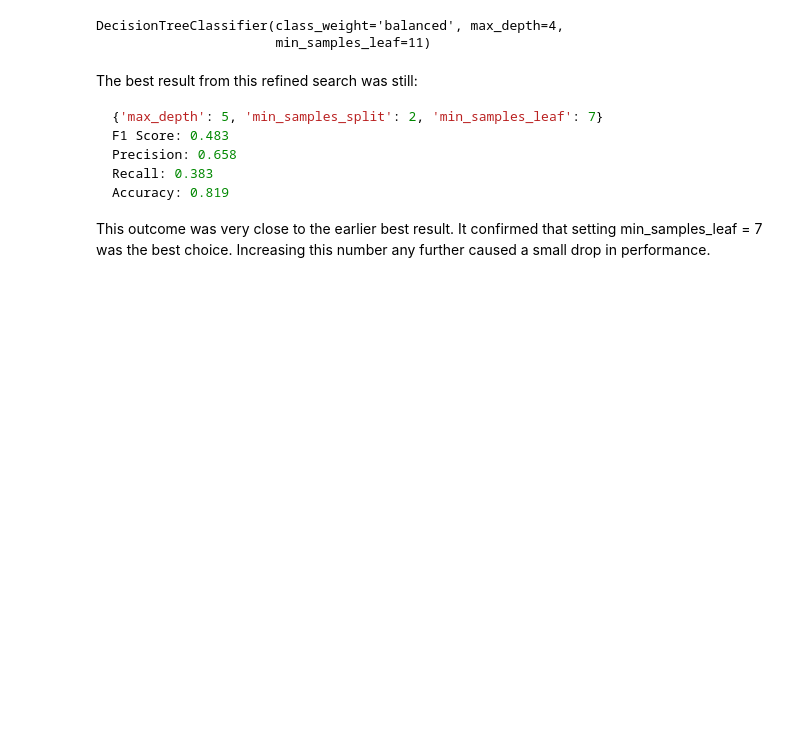
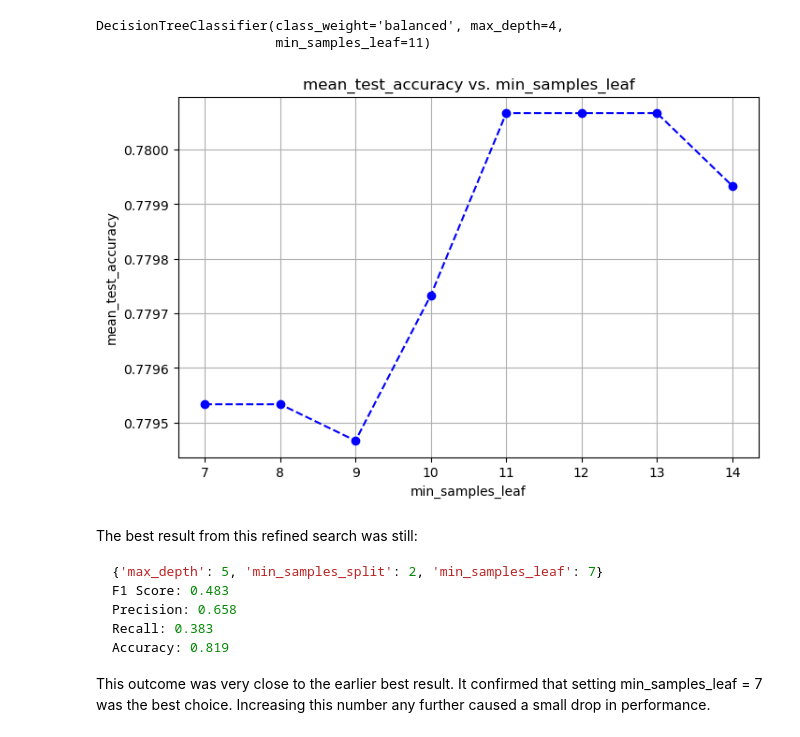
Before and after one commit to SpikeElliot/Data-Mining-Case-Studies, a Jupyter notebook: creditdefault_study/creditdefault.ipynb, the cells around one changed output. Saved outputs shown, nothing was run; the diff lists cells and outputs as text; code cells hidden in the pictures; blank space fills up the shorter version.

````diff
--- a/creditdefault_study/creditdefault.ipynb
+++ b/creditdefault_study/creditdefault.ipynb
@@ -510,6 +558,10 @@ BEST RESULT:
     Mean F1 Score: 0.519
 DecisionTreeClassifier(class_weight='balanced', max_depth=4,
                        min_samples_leaf=11)
+# %%
+plot_hyperparameter_metric(results, param_name="min_samples_leaf", metric="mean_test_accuracy")
+# %% [output]
+[figure, added]
 # %% [markdown]
 The best result from this refined search was still:
 ```python
````
Also changed, not shown: parts of 7 cells of this notebook.
